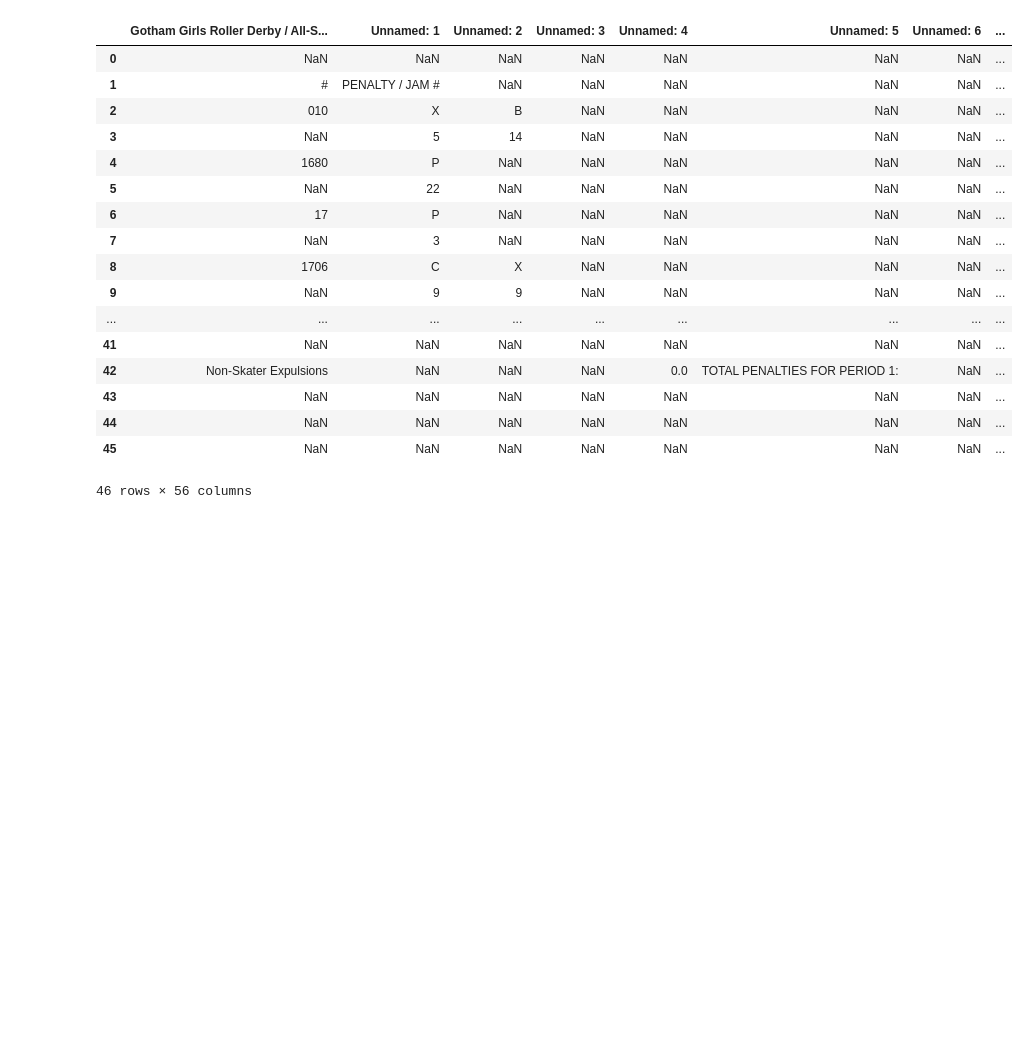
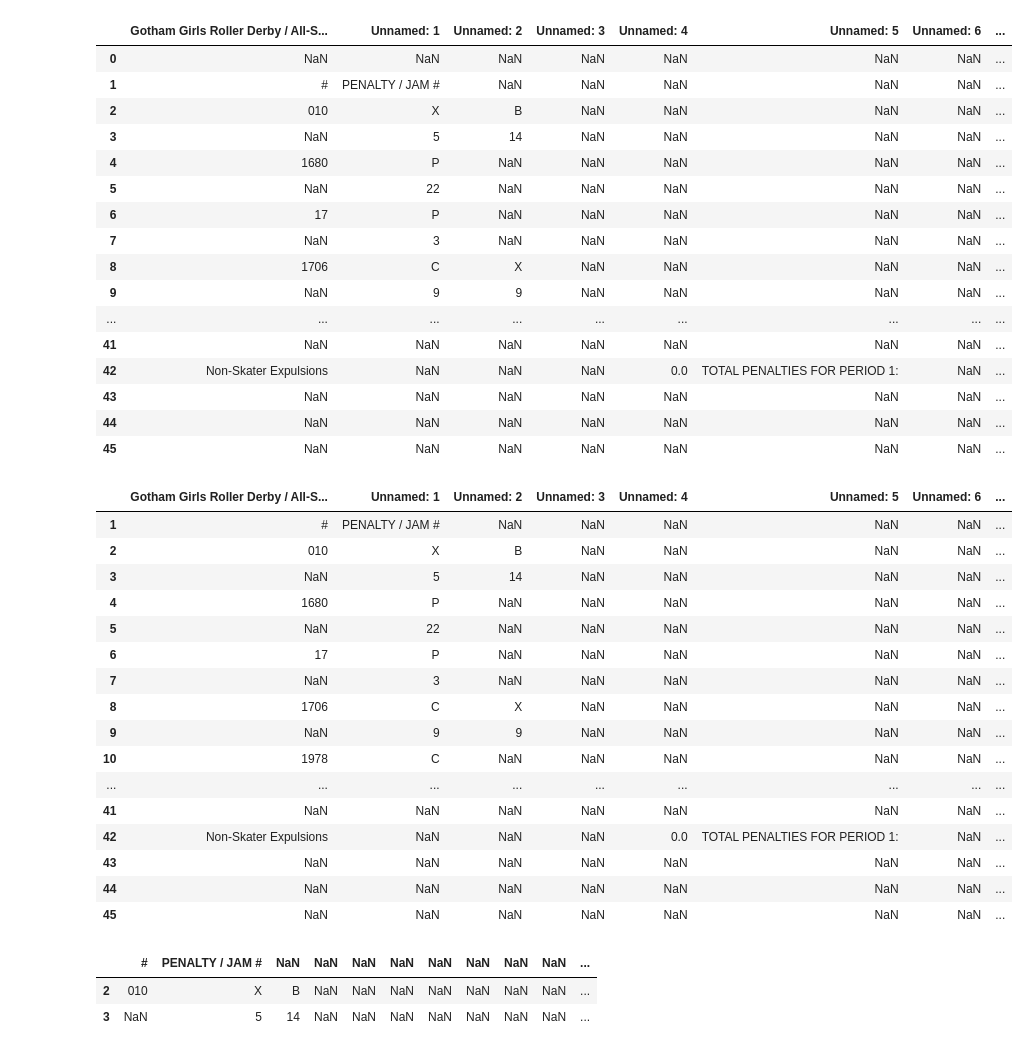
Before and after one commit to Jen-Dean/GGRD_DataBase, a Jupyter notebook: draft_notebooks/draft_penalties.ipynb, the cells around one changed output. Cells and saved outputs as stored; diff of their text form; code cells hidden in the pictures; blank space fills up the shorter version.

Commit message:
creating more penalties data in the notebook

```diff
--- a/draft_notebooks/draft_penalties.ipynb
+++ b/draft_notebooks/draft_penalties.ipynb
@@ -5,7 +6,7 @@ import openpyxl
 path = "../STATS/all_stars_2018/test.xlsx"
 stats_df = pd.read_excel(path, sheet_name="Penalties", engine="openpyxl")
 # %%
-stats_df
+stats_df.head()
 # %% [output]
 |  | Gotham Girls Roller Derby / All-S... | Unnamed: 1 | Unnamed: 2 | Unnamed: 3 | Unnamed: 4 | Unnamed: 5 | Unnamed: 6 | ... |
 | 0 | NaN | NaN | NaN | NaN | NaN | NaN | NaN | ... |
@@ -24,4 +25,29 @@ stats_df
 | 43 | NaN | NaN | NaN | NaN | NaN | NaN | NaN | ... |
 | 44 | NaN | NaN | NaN | NaN | NaN | NaN | NaN | ... |
 | 45 | NaN | NaN | NaN | NaN | NaN | NaN | NaN | ... |
-46 rows × 56 columns
+# %%
+stats_df = stats_df.drop([0], axis = "index")
+# %% [output]
+|  | Gotham Girls Roller Derby / All-S... | Unnamed: 1 | Unnamed: 2 | Unnamed: 3 | Unnamed: 4 | Unnamed: 5 | Unnamed: 6 | ... |
+| 1 | # | PENALTY / JAM # | NaN | NaN | NaN | NaN | NaN | ... |
+| 2 | 010 | X | B | NaN | NaN | NaN | NaN | ... |
+| 3 | NaN | 5 | 14 | NaN | NaN | NaN | NaN | ... |
+| 4 | 1680 | P | NaN | NaN | NaN | NaN | NaN | ... |
+| 5 | NaN | 22 | NaN | NaN | NaN | NaN | NaN | ... |
+| 6 | 17 | P | NaN | NaN | NaN | NaN | NaN | ... |
+| 7 | NaN | 3 | NaN | NaN | NaN | NaN | NaN | ... |
+| 8 | 1706 | C | X | NaN | NaN | NaN | NaN | ... |
+| 9 | NaN | 9 | 9 | NaN | NaN | NaN | NaN | ... |
+| 10 | 1978 | C | NaN | NaN | NaN | NaN | NaN | ... |
+| ... | ... | ... | ... | ... | ... | ... | ... | ... |
+| 41 | NaN | NaN | NaN | NaN | NaN | NaN | NaN | ... |
+| 42 | Non-Skater Expulsions | NaN | NaN | NaN | 0.0 | TOTAL PENALTIES FOR PERIOD 1: | NaN | ... |
+| 43 | NaN | NaN | NaN | NaN | NaN | NaN | NaN | ... |
+| 44 | NaN | NaN | NaN | NaN | NaN | NaN | NaN | ... |
+| 45 | NaN | NaN | NaN | NaN | NaN | NaN | NaN | ... |
+# %%
+stats_df = stats_df.rename(columns=stats_df.iloc[0]).drop(stats_df.index[0])
+# %% [output]
+|  | # | PENALTY / JAM # | NaN | NaN | NaN | NaN | NaN | NaN | NaN | NaN | ... |
+| 2 | 010 | X | B | NaN | NaN | NaN | NaN | NaN | NaN | NaN | ... |
+| 3 | NaN | 5 | 14 | NaN | NaN | NaN | NaN | NaN | NaN | NaN | ... |
```
Also changed, not shown: parts of 6 cells of this notebook, 1 other file.
